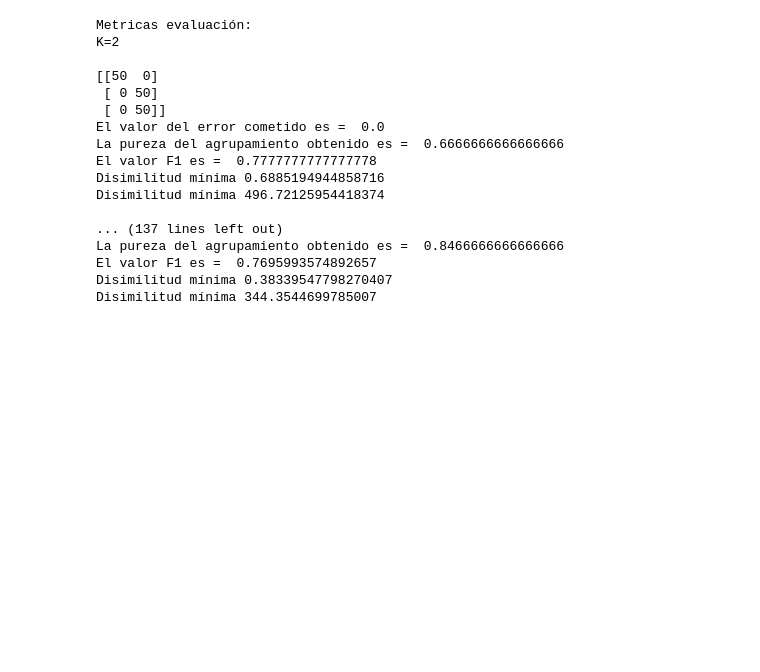
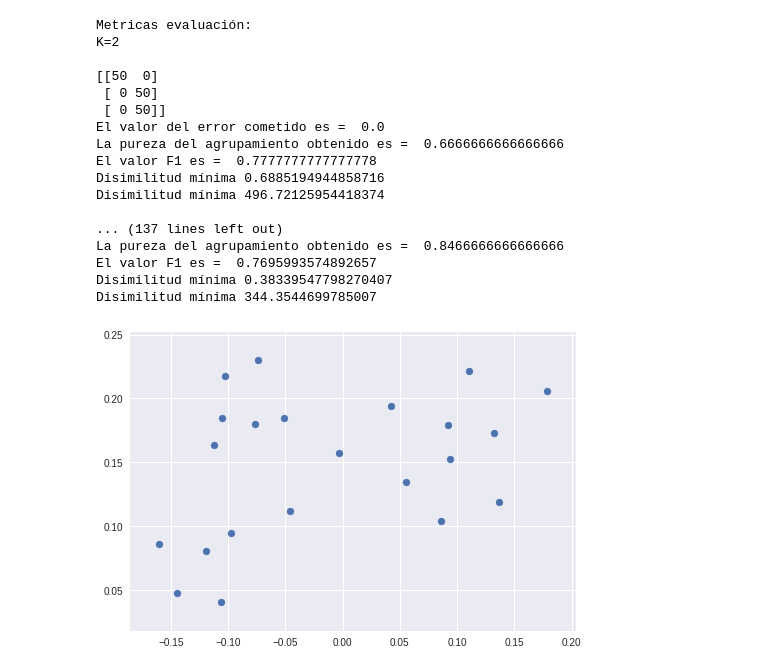
Before and after one commit to CarmenRaposo/06MAIR-Aprendizaje-No-Supervisado-Trabajo-Final, a Jupyter notebook: Trabajo Final/Trabajo_Final_Jerarquico.ipynb, the cells around one changed output. Cells and saved outputs as stored; diff of their text form; code cells hidden in the pictures; blank space fills up the shorter version.

```diff
--- a/Trabajo Final/Trabajo_Final_Jerarquico.ipynb
+++ b/Trabajo Final/Trabajo_Final_Jerarquico.ipynb
@@ -236,0 +237,11 @@ ax[1].set_ylabel("Medida de Calinski Harabaz")
+# %%
+np.random.seed(17) # Fijamos una semilla para asegurar la reproducibilidad de la práctica
+
+data_file_url = 'https://raw.githubusercontent.com/jhernandezgonzalez/unsupervisedlearning/master/datasets/sinteticos/dataset_reducido.csv'
+Dx_un = np.array(pd.read_csv(data_file_url,header=0))
+Dx_un = Dx_un[ np.random.choice(np.arange(Dx_un.shape[0]), Dx_un.shape[0], replace=False) ,:]
+
+plt.scatter(Dx_un[:,0], Dx_un[:,1])
+plt.show()
+# %% [output]
+[figure, added]
```
Also changed, not shown: parts of 4 cells of this notebook.
